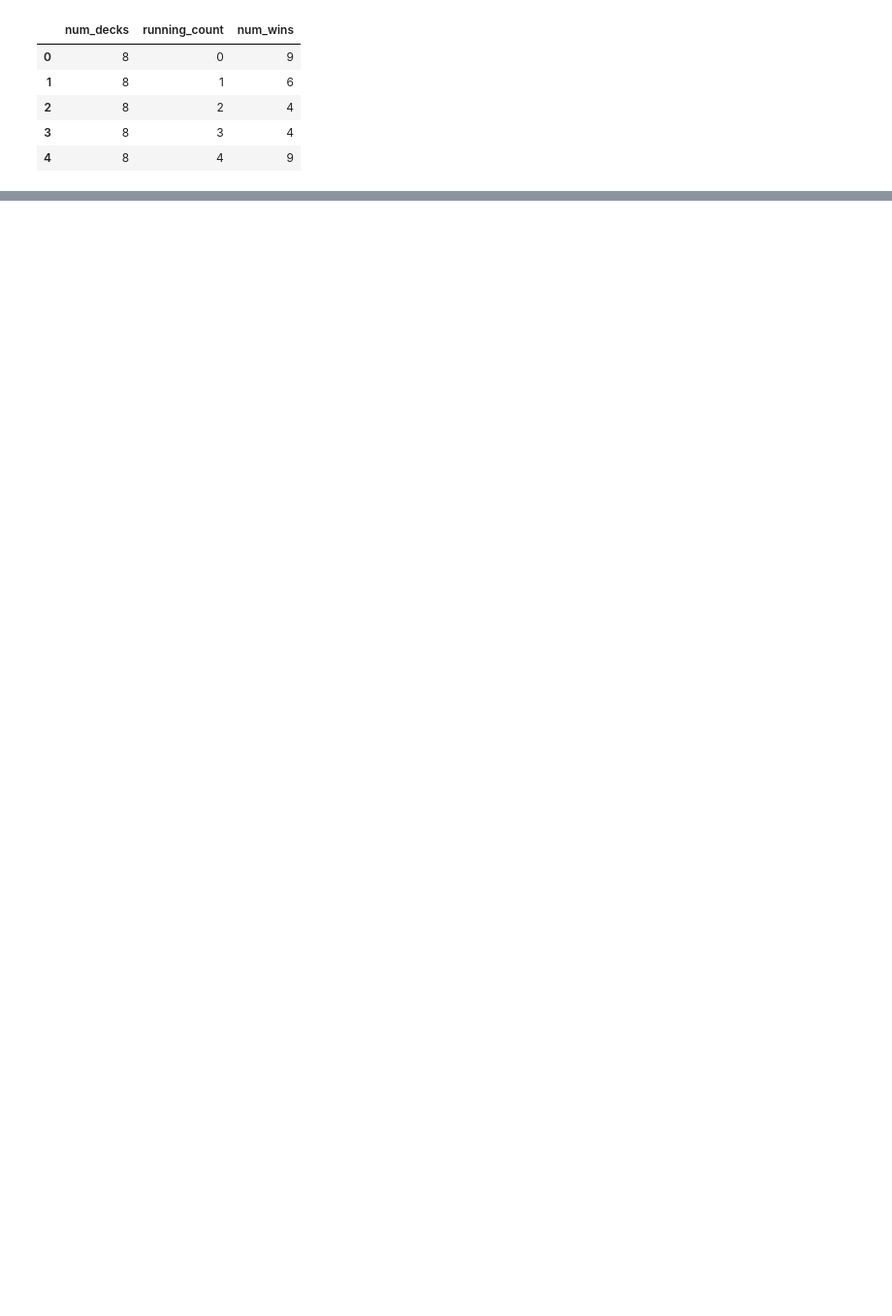
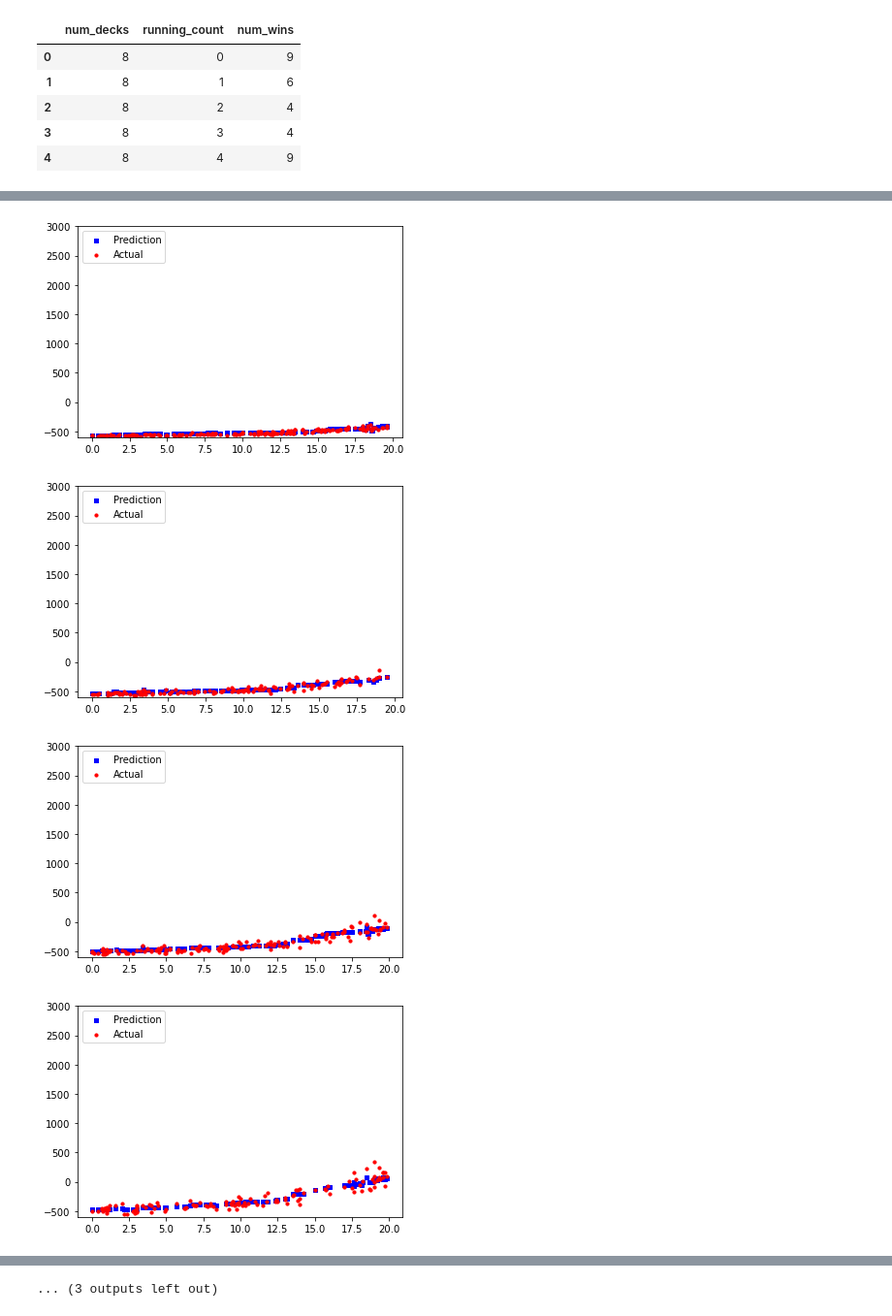
Before and after one commit to etsi123/DataScience_Blackjack_sb, a Jupyter notebook: Notebooks/Progressive_blackjack.ipynb, the cells around one changed output, grey strips where cells are left out. Shown at 97% size. Cells and saved outputs as stored; diff of their text form; code cells hidden in the pictures; blank space fills up the shorter version.

```diff
--- a/Notebooks/Progressive_blackjack.ipynb
+++ b/Notebooks/Progressive_blackjack.ipynb
@@ -97,0 +212,20 @@ df.plot(x='True_Count', y='avg', style='o')
+# %%
+for jackpot in jackpot_list:
+    temp = pd.concat([X_test,y_test],axis=1)
+    temp = temp[temp['jackpot_value'] == jackpot]
+    X_test_exp = temp[['True_Count','jackpot_value']]
+    y_pred = reg.predict(X_test_exp).tolist()
+    y_test_exp = temp['avg'].tolist()
+    fig = plt.figure()
+    ax1 = fig.add_subplot(111)
+
+    ax1.scatter(X_test_exp.True_Count, y_pred, s=10, c='b', marker="s", label='Prediction')
+    ax1.scatter(X_test_exp.True_Count,y_test_exp, s=10, c='r', marker="o", label='Actual')
+    plt.legend(loc='upper left')
+    plt.ylim([-600, 3000])
+    plt.show()
+# %% [output]
+[figure, added]
+[figure, added]
+[figure, added]
+[figure, added]
@@ -97,0 +240 @@ df.plot(x='True_Count', y='avg', style='o')
+... (3 outputs left out)
```
Also changed, not shown: parts of 18 cells of this notebook, 3 other files.
